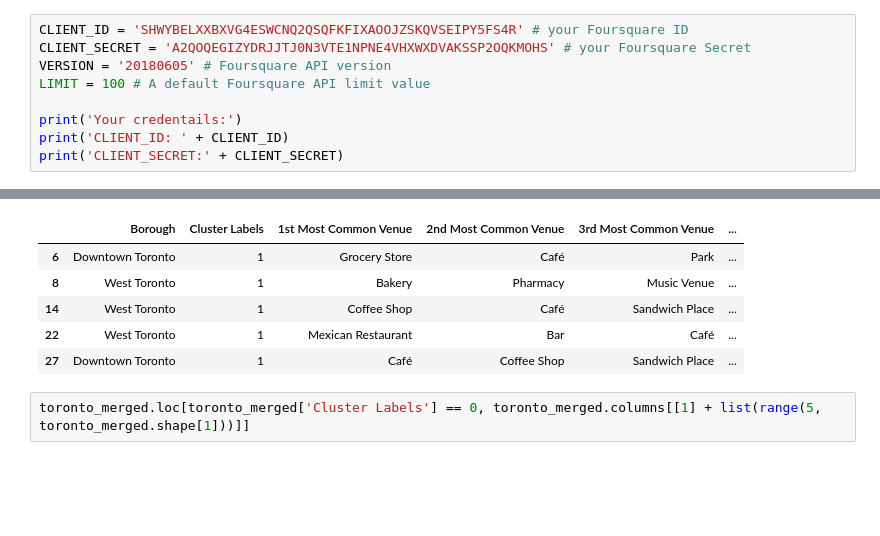
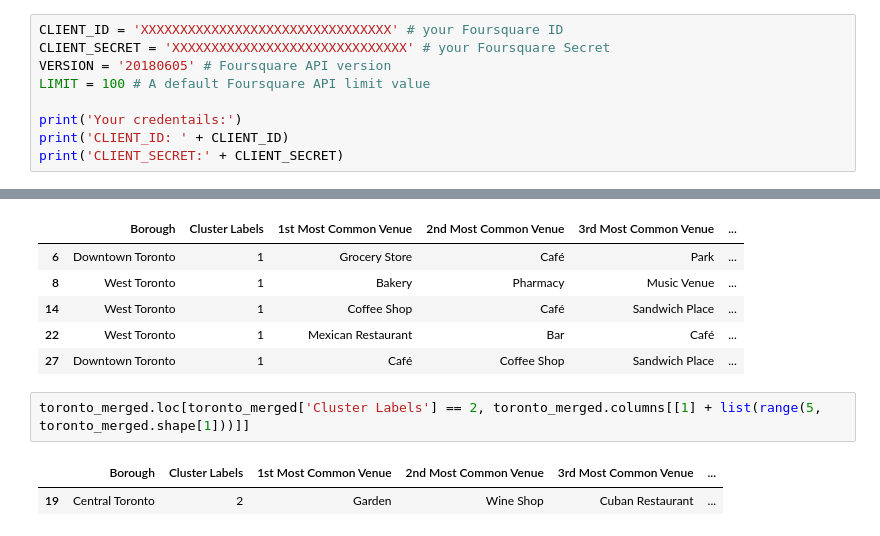
Before and after one commit to Khayyon1/Coursera_Capstone, a Jupyter notebook: Segment & Cluster Neighborhoods in Toronto - FINAL.ipynb, the cells around one changed output, grey strips where cells are left out. Saved outputs shown, nothing was run; the diff lists cells and outputs as text; blank space fills up the shorter version.

```diff
--- a/Segment & Cluster Neighborhoods in Toronto - FINAL.ipynb
+++ b/Segment & Cluster Neighborhoods in Toronto - FINAL.ipynb
@@ -147,8 +147,8 @@ map_toronto
 # %% [markdown]
 ### Define Foursquare Credentials and Version
 # %%
-CLIENT_ID = 'SHWYBELXXBXVG4ESWCNQ2QSQFKFIXAOOJZSKQVSEIPY5FS4R' # your Foursquare ID
-CLIENT_SECRET = 'A2QOQEGIZYDRJJTJ0N3VTE1NPNE4VHXWXDVAKSSP2OQKMOHS' # your Foursquare Secret
+CLIENT_ID = 'XXXXXXXXXXXXXXXXXXXXXXXXXXXXXXXX' # your Foursquare ID
+CLIENT_SECRET = 'XXXXXXXXXXXXXXXXXXXXXXXXXXXXXX' # your Foursquare Secret
 VERSION = '20180605' # Foursquare API version
 LIMIT = 100 # A default Foursquare API limit value
 
@@ -560,4 +560,7 @@ toronto_merged.loc[toronto_merged['Cluster Labels'] == 1, toronto_merged.columns
 | 22 | West Toronto | 1 | Mexican Restaurant | Bar | Café | ... |
 | 27 | Downtown Toronto | 1 | Café | Coffee Shop | Sandwich Place | ... |
 # %%
-toronto_merged.loc[toronto_merged['Cluster Labels'] == 0, toronto_merged.columns[[1] + list(range(5, toronto_merged.shape[1]))]]
+toronto_merged.loc[toronto_merged['Cluster Labels'] == 2, toronto_merged.columns[[1] + list(range(5, toronto_merged.shape[1]))]]
+# %% [output]
+|  | Borough | Cluster Labels | 1st Most Common Venue | 2nd Most Common Venue | 3rd Most Common Venue | ... |
+| 19 | Central Toronto | 2 | Garden | Wine Shop | Cuban Restaurant | ... |
```
Also changed, not shown: parts of 2 cells of this notebook.
